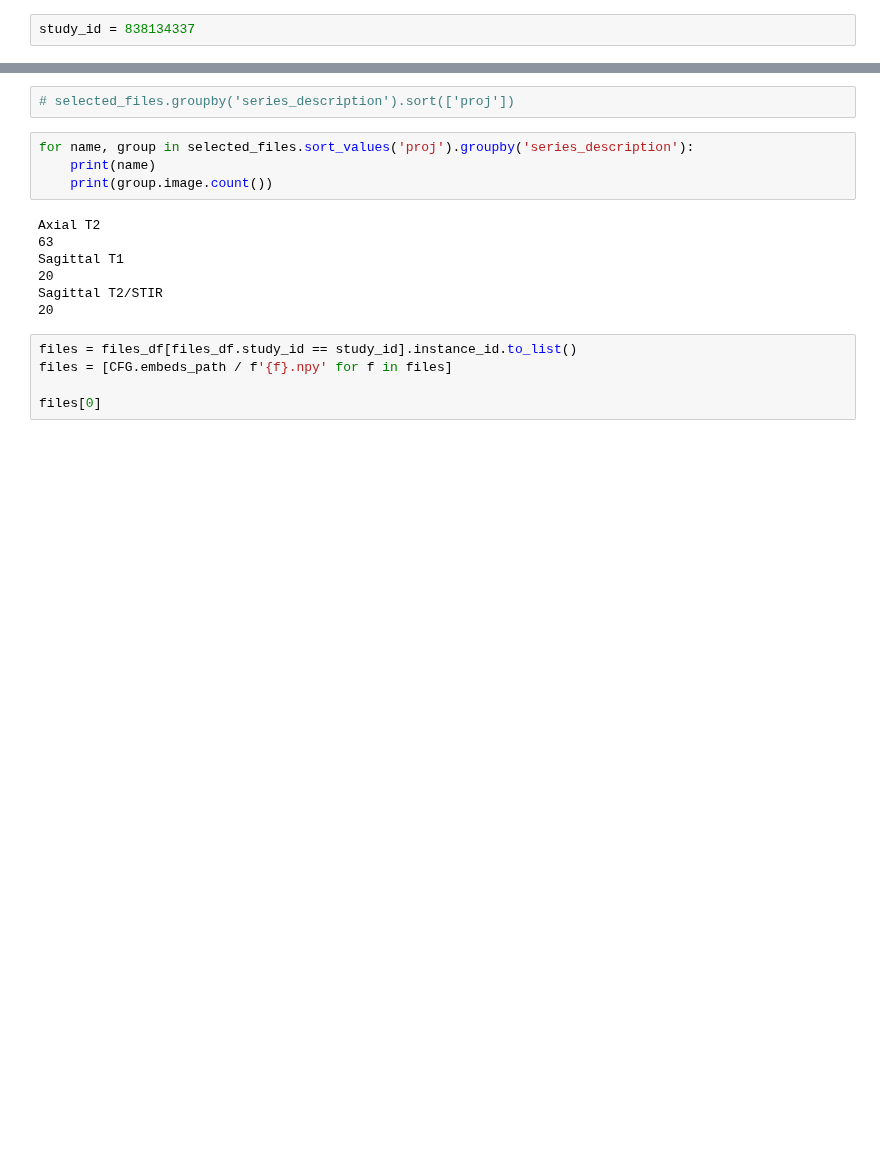
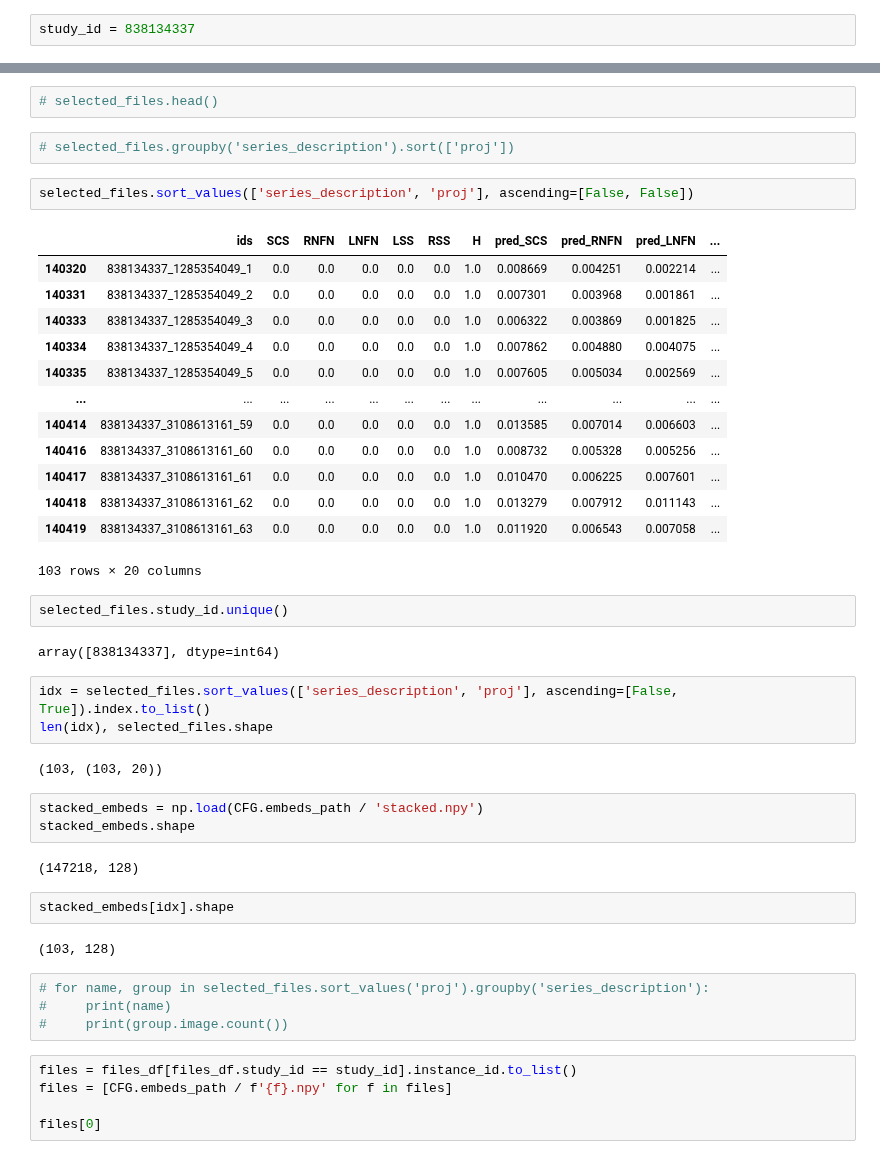
Before and after one commit to rosulucian/deep_learning_playground, a Jupyter notebook: kaggle/RSNA/rnn.ipynb, the cells around one changed output, grey strips where cells are left out. Saved outputs shown, nothing was run; the diff lists cells and outputs as text; blank space fills up the shorter version.

```diff
--- a/kaggle/RSNA/rnn.ipynb
+++ b/kaggle/RSNA/rnn.ipynb
@@ -232,16 +299,45 @@ selected_files.head(2)
+# %%
+# selected_files.head()
 # %%
 # selected_files.groupby('series_description').sort(['proj'])
+# %%
+selected_files.sort_values(['series_description', 'proj'], ascending=[False, False])
+# %% [output]
+|  | ids | SCS | RNFN | LNFN | LSS | RSS | H | pred_SCS | pred_RNFN | pred_LNFN | ... |
+| 140320 | 838134337_1285354049_1 | 0.0 | 0.0 | 0.0 | 0.0 | 0.0 | 1.0 | 0.008669 | 0.004251 | 0.002214 | ... |
+| 140331 | 838134337_1285354049_2 | 0.0 | 0.0 | 0.0 | 0.0 | 0.0 | 1.0 | 0.007301 | 0.003968 | 0.001861 | ... |
+| 140333 | 838134337_1285354049_3 | 0.0 | 0.0 | 0.0 | 0.0 | 0.0 | 1.0 | 0.006322 | 0.003869 | 0.001825 | ... |
+| 140334 | 838134337_1285354049_4 | 0.0 | 0.0 | 0.0 | 0.0 | 0.0 | 1.0 | 0.007862 | 0.004880 | 0.004075 | ... |
+| 140335 | 838134337_1285354049_5 | 0.0 | 0.0 | 0.0 | 0.0 | 0.0 | 1.0 | 0.007605 | 0.005034 | 0.002569 | ... |
+| ... | ... | ... | ... | ... | ... | ... | ... | ... | ... | ... | ... |
+| 140414 | 838134337_3108613161_59 | 0.0 | 0.0 | 0.0 | 0.0 | 0.0 | 1.0 | 0.013585 | 0.007014 | 0.006603 | ... |
+| 140416 | 838134337_3108613161_60 | 0.0 | 0.0 | 0.0 | 0.0 | 0.0 | 1.0 | 0.008732 | 0.005328 | 0.005256 | ... |
+| 140417 | 838134337_3108613161_61 | 0.0 | 0.0 | 0.0 | 0.0 | 0.0 | 1.0 | 0.010470 | 0.006225 | 0.007601 | ... |
+| 140418 | 838134337_3108613161_62 | 0.0 | 0.0 | 0.0 | 0.0 | 0.0 | 1.0 | 0.013279 | 0.007912 | 0.011143 | ... |
+| 140419 | 838134337_3108613161_63 | 0.0 | 0.0 | 0.0 | 0.0 | 0.0 | 1.0 | 0.011920 | 0.006543 | 0.007058 | ... |
+103 rows × 20 columns
+# %%
+selected_files.study_id.unique()
+# %% [output]
+array([838134337], dtype=int64)
+# %%
+idx = selected_files.sort_values(['series_description', 'proj'], ascending=[False, True]).index.to_list()
+len(idx), selected_files.shape
+# %% [output]
+(103, (103, 20))
+# %%
+stacked_embeds = np.load(CFG.embeds_path / 'stacked.npy')
+stacked_embeds.shape
+# %% [output]
+(147218, 128)
+# %%
+stacked_embeds[idx].shape
+# %% [output]
+(103, 128)
 # %%
-for name, group in selected_files.sort_values('proj').groupby('series_description'):
-    print(name)
-    print(group.image.count())
+# for name, group in selected_files.sort_values('proj').groupby('series_description'):
+#     print(name)
+#     print(group.image.count())
-# %% [output]
-Axial T2
-63
-Sagittal T1
-20
-Sagittal T2/STIR
-20
 # %%
 files = files_df[files_df.study_id == study_id].instance_id.to_list()
 files = [CFG.embeds_path / f'{f}.npy' for f in files]
```
Also changed, not shown: parts of 76 cells of this notebook, 2 other files.
